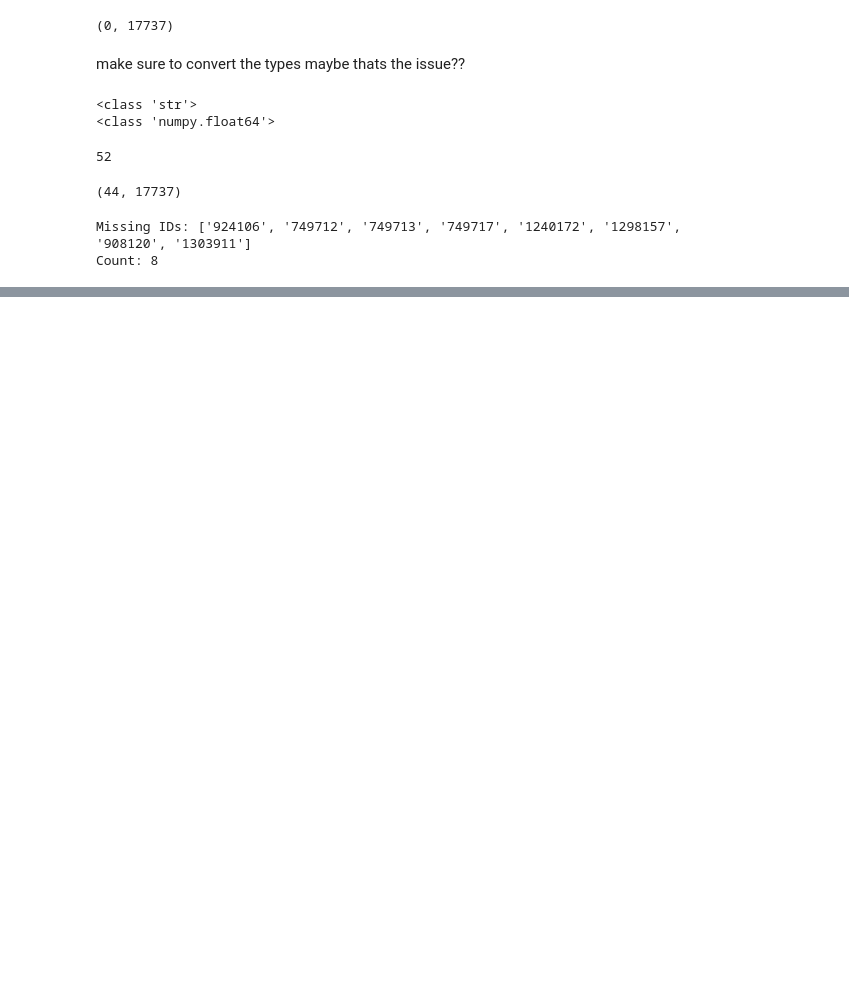
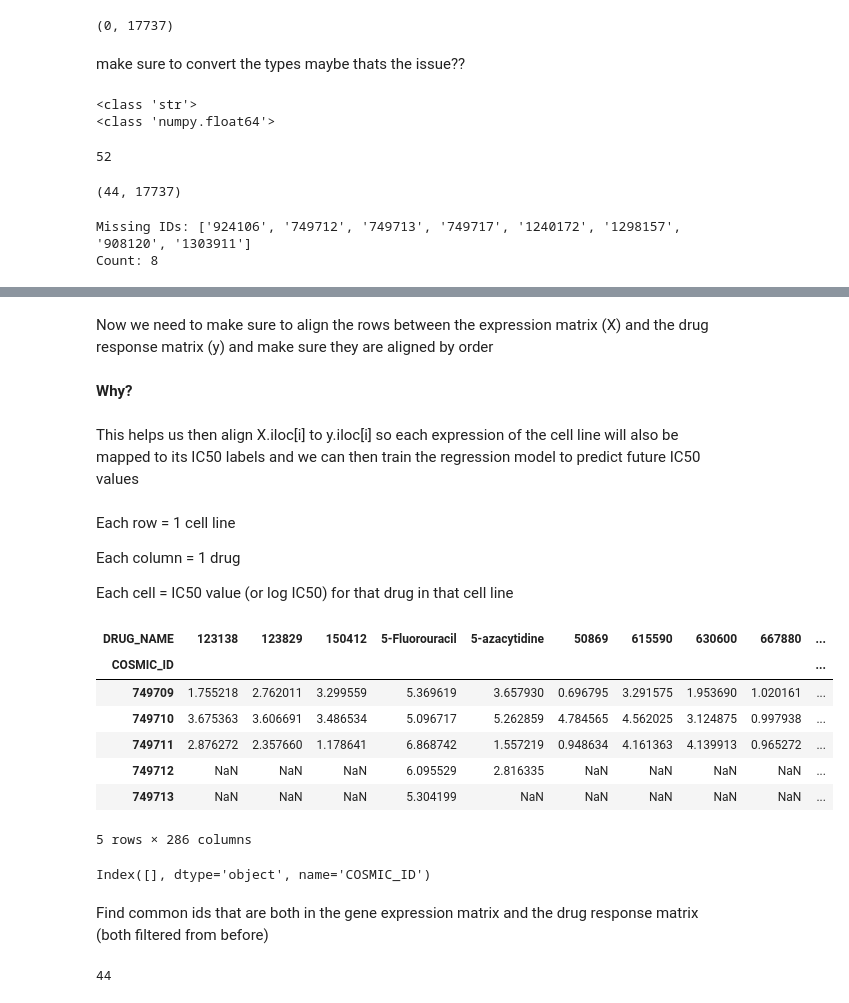
Before and after one commit to arnavisharsh/breast-cancer-response-to-drugs, a Jupyter notebook: notebooks/01_data_preprocessing.ipynb, the cells around one changed output, grey strips where cells are left out. Drawn from its saved outputs; the diff is of its cells as text; code cells hidden in the pictures; blank space fills up the shorter version.

```diff
--- a/notebooks/01_data_preprocessing.ipynb
+++ b/notebooks/01_data_preprocessing.ipynb
@@ -262,0 +263,30 @@ These 8 COSMIC IDs are not found in the expression dataset and their expression
+# %% [markdown]
+Now we need to make sure to align the rows between the expression matrix (X) and the drug response matrix (y) and make sure they are aligned by order
+# %% [markdown]
+**Why?**
+# %% [markdown]
+This helps us then align X.iloc[i] to y.iloc[i] so each expression of the cell line will also be mapped to its IC50 labels and we can then train the regression model to predict future IC50 values
+# %% [markdown]
+Each row = 1 cell line
+
+Each column = 1 drug
+
+Each cell = IC50 value (or log IC50) for that drug in that cell line
+# %%
+pivoted_df = filtered_GDSC2_df.pivot_table(
+    index='COSMIC_ID',
+    columns='DRUG_NAME',
+    values='LN_IC50',
+    aggfunc='mean'
+)
+# %%
+pivoted_df.head(5)
+# %% [output]
+| DRUG_NAME | 123138 | 123829 | 150412 | 5-Fluorouracil | 5-azacytidine | 50869 | 615590 | 630600 | 667880 | ... |
+| COSMIC_ID |  |  |  |  |  |  |  |  |  | ... |
+| 749709 | 1.755218 | 2.762011 | 3.299559 | 5.369619 | 3.657930 | 0.696795 | 3.291575 | 1.953690 | 1.020161 | ... |
+| 749710 | 3.675363 | 3.606691 | 3.486534 | 5.096717 | 5.262859 | 4.784565 | 4.562025 | 3.124875 | 0.997938 | ... |
+| 749711 | 2.876272 | 2.357660 | 1.178641 | 6.868742 | 1.557219 | 0.948634 | 4.161363 | 4.139913 | 0.965272 | ... |
+| 749712 | NaN | NaN | NaN | 6.095529 | 2.816335 | NaN | NaN | NaN | NaN | ... |
+| 749713 | NaN | NaN | NaN | 5.304199 | NaN | NaN | NaN | NaN | NaN | ... |
+5 rows × 286 columns
@@ -262,0 +295,4 @@ These 8 COSMIC IDs are not found in the expression dataset and their expression
+# %%
+print(common_ids)
+# %% [output]
+Index([], dtype='object', name='COSMIC_ID')
@@ -262,0 +302,7 @@ These 8 COSMIC IDs are not found in the expression dataset and their expression
+# %% [markdown]
+Find common ids that are both in the gene expression matrix and the drug response matrix (both filtered from before)
+# %%
+common_ids = filtered_cell_line_df.index.intersection(pivoted_df.index)
+print(len(common_ids))
+# %% [output]
+44
```
Also changed, not shown: parts of 37 cells of this notebook, 2 other files.
